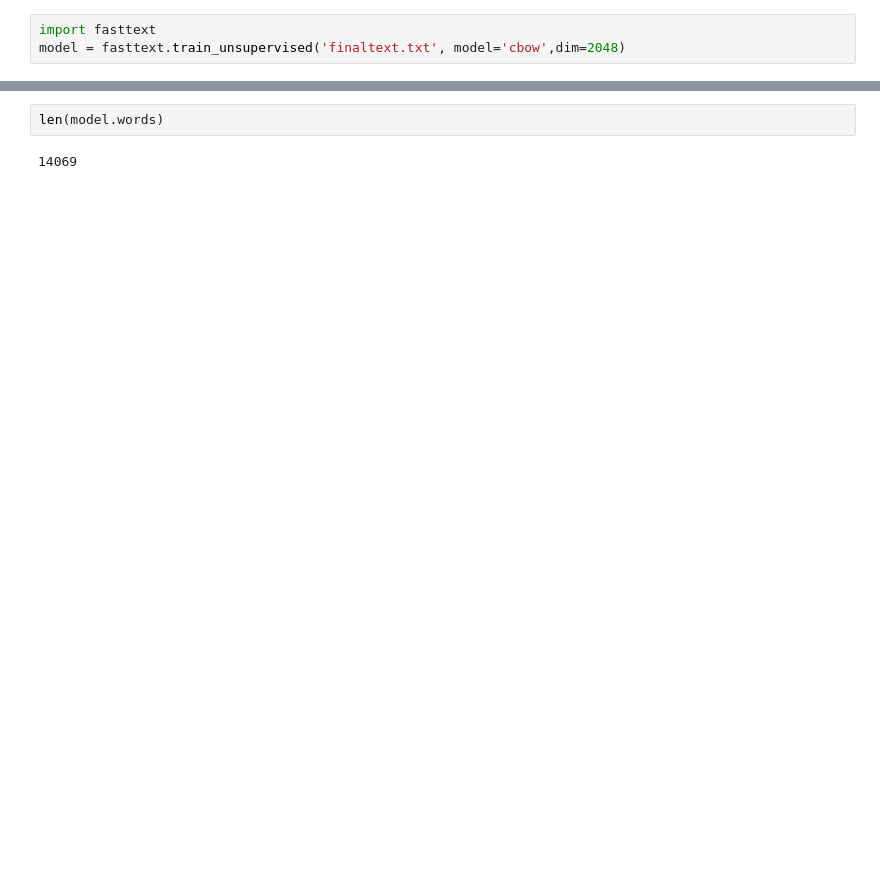
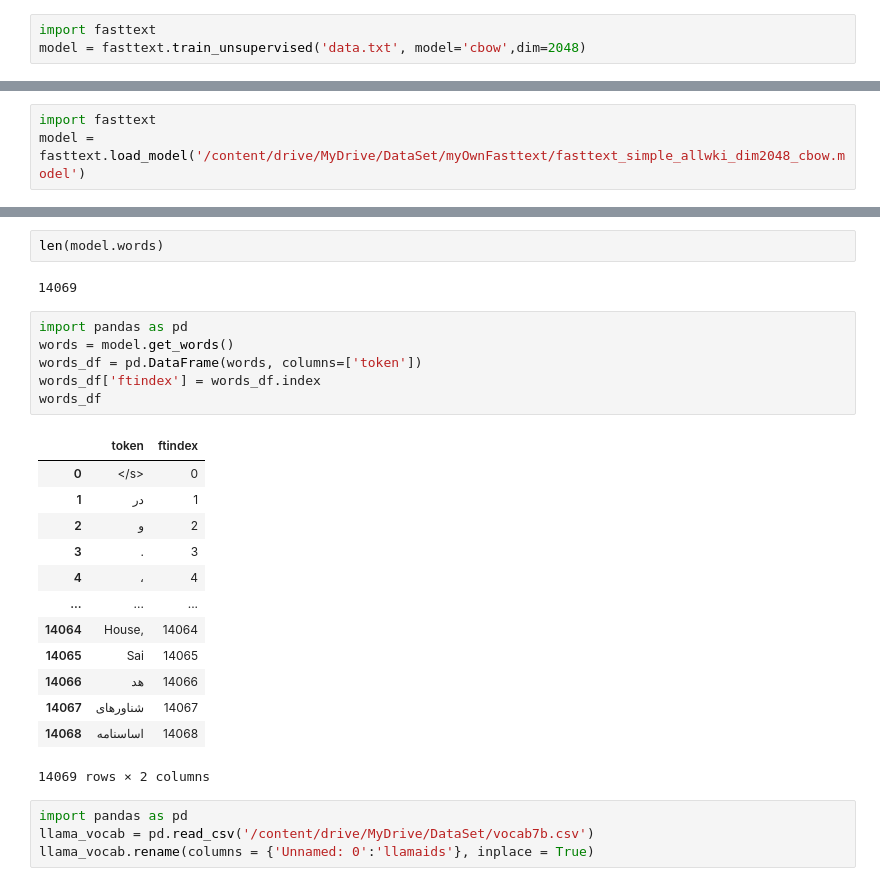
Before and after one commit to Alerza/nlp_task, a Jupyter notebook: fasttext_for_dataset.ipynb, the cells around one changed output, grey strips where cells are left out. Drawn from its saved outputs; the diff is of its cells as text; blank space fills up the shorter version.

```diff
--- a/fasttext_for_dataset.ipynb
+++ b/fasttext_for_dataset.ipynb
@@ -81,4 +100,4 @@ gc.collect()
 # %%
 import fasttext
-model = fasttext.train_unsupervised('finaltext.txt', model='cbow',dim=2048)
+model = fasttext.train_unsupervised('data.txt', model='cbow',dim=2048)
 # %%
@@ -85,0 +105,3 @@ model = fasttext.train_unsupervised('finaltext.txt', model='cbow',dim=2048)
+# %%
+import fasttext
+model =  fasttext.load_model('/content/drive/MyDrive/DataSet/myOwnFasttext/fasttext_simple_allwki_dim2048_cbow.model')
@@ -87,3 +111,27 @@ model = fasttext.train_unsupervised('finaltext.txt', model='cbow',dim=2048)
 len(model.words)
 # %% [output]
 14069
+# %%
+import pandas as pd
+words = model.get_words()
+words_df = pd.DataFrame(words, columns=['token'])
+words_df['ftindex'] = words_df.index
+words_df
+# %% [output]
+|  | token | ftindex |
+| 0 | </s> | 0 |
+| 1 | در | 1 |
+| 2 | و | 2 |
+| 3 | . | 3 |
+| 4 | ، | 4 |
+| ... | ... | ... |
+| 14064 | House, | 14064 |
+| 14065 | Sai | 14065 |
+| 14066 | هد | 14066 |
+| 14067 | شناورهای | 14067 |
+| 14068 | اساسنامه | 14068 |
+14069 rows × 2 columns
+# %%
+import pandas as pd
+llama_vocab = pd.read_csv('/content/drive/MyDrive/DataSet/vocab7b.csv')
+llama_vocab.rename(columns = {'Unnamed: 0':'llamaids'}, inplace = True)
```
Also changed, not shown: parts of 10 cells of this notebook.
